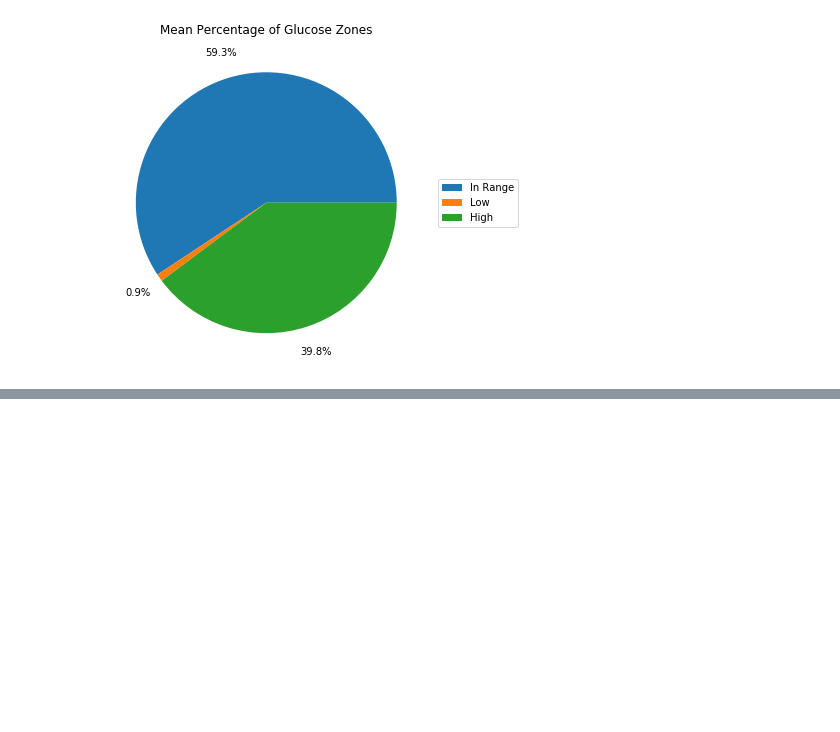
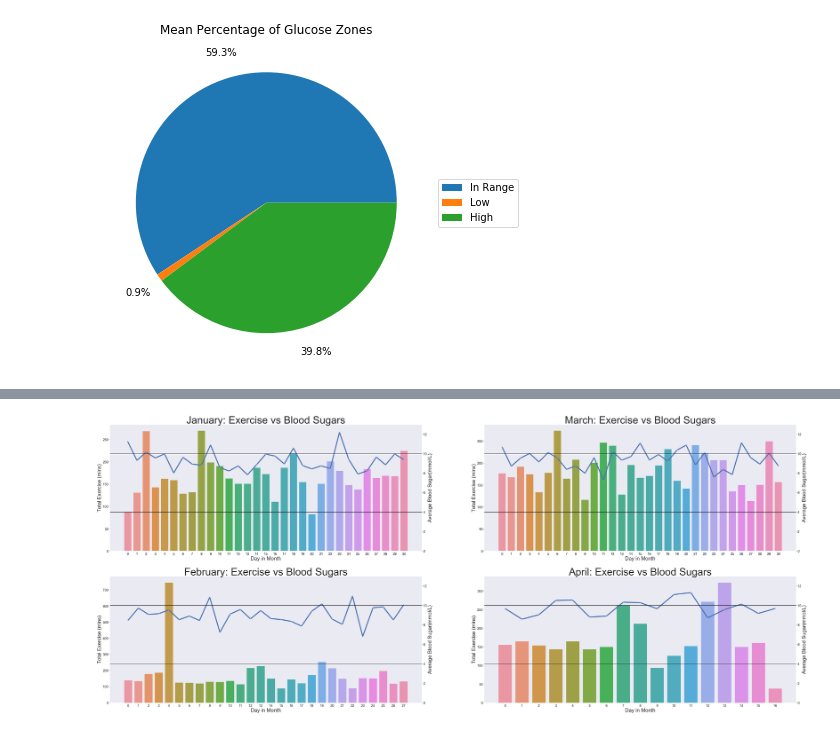
Before and after one commit to nico-palmar/glucose_data_exploration, a Jupyter notebook: initial_exploration.ipynb, the cells around one changed output, grey strips where cells are left out. Drawn from its saved outputs; the diff is of its cells as text; code cells hidden in the pictures; blank space fills up the shorter version.

```diff
--- a/initial_exploration.ipynb
+++ b/initial_exploration.ipynb
@@ -170,0 +298,18 @@ plt.legend(labels=labels, loc='center left', bbox_to_anchor=(1.01, 0.5))
+# %%
+fig, ax = plt.subplots(2, 2, figsize=(12*6, 5*6))
+
+all_months = ['Jan', 'Feb', 'Mar', 'Apr']
+row_index = 0
+col_index = 0
+for month in all_months:
+    exercise_and_blood_sugar(month, ax[row_index, col_index])
+    row_index += 1
+
+    if row_index == 2:
+        row_index = 0
+        col_index += 1
+
+# ax[2, 1] = sns.lineplot(x=[i for i in range(10)], y=[i for i in range(10)])
+# ax[1, 1] = sns.lineplot(x=[i for i in range(10)], y=[i for i in range(10)])
+# %% [output]
+[figure, added]
```
Also changed, not shown: parts of 10 cells of this notebook, 1 other file.
